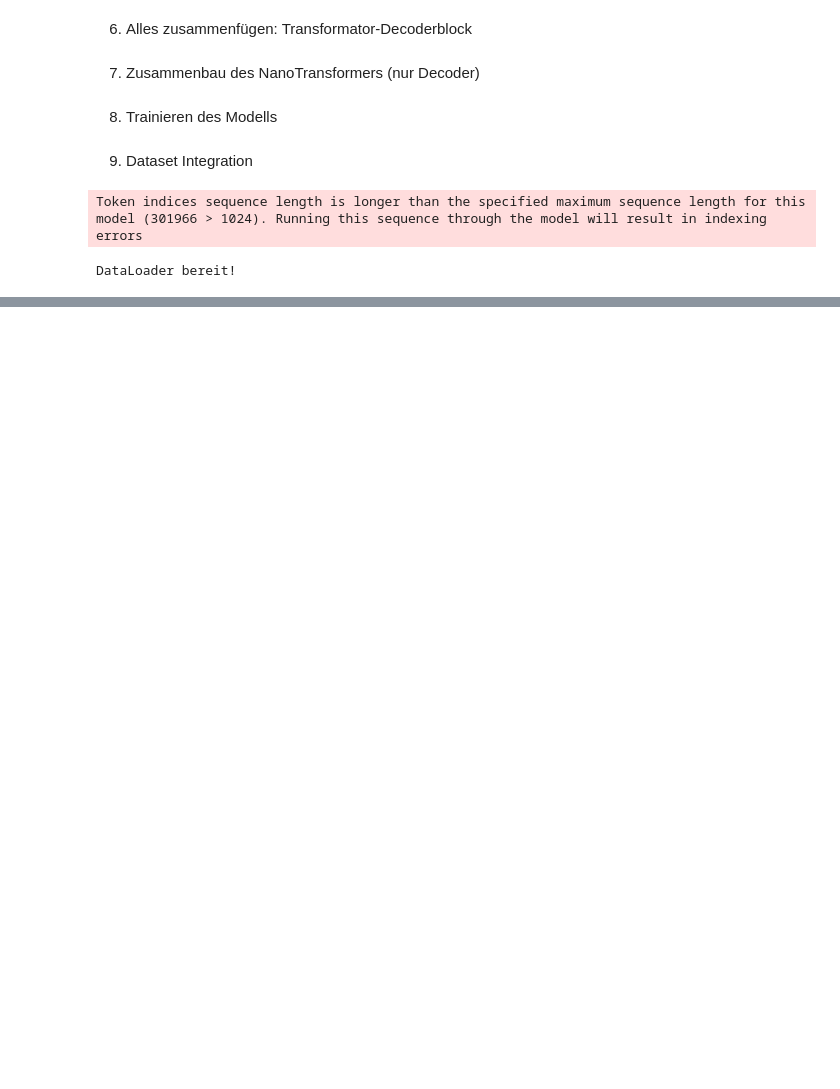
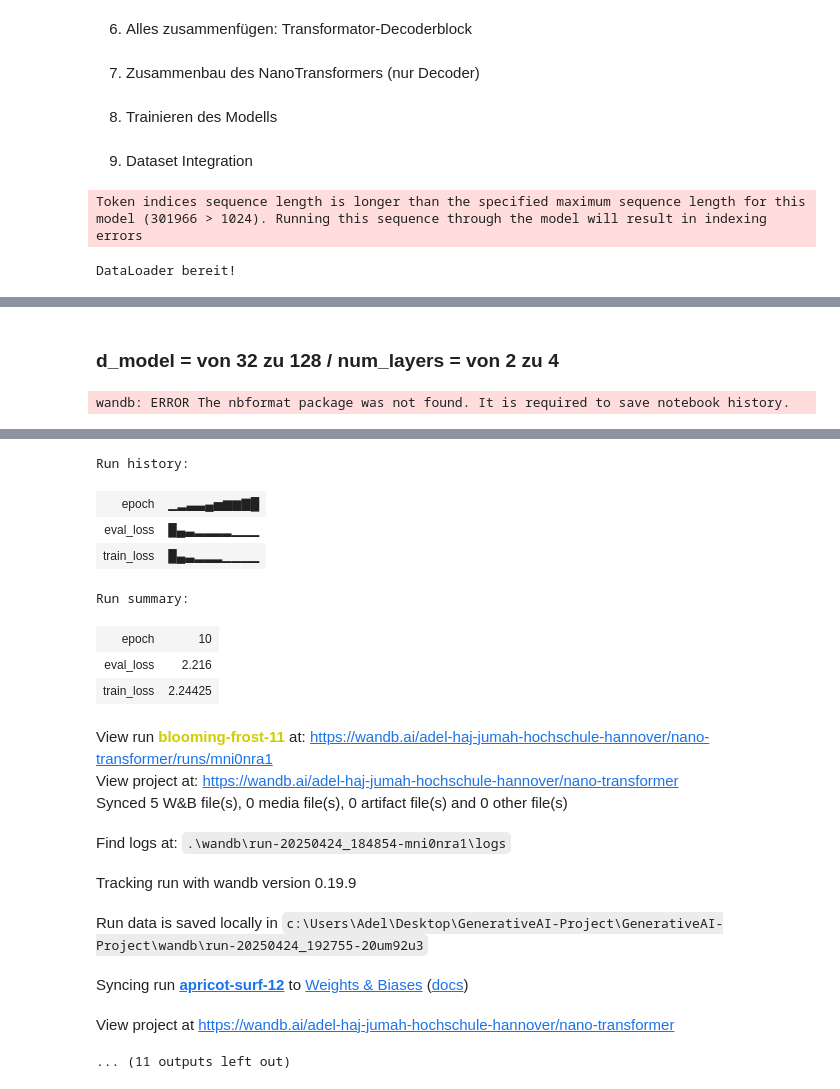
Before and after one commit to hussamalafandi/GenerativeAI-Project, a Jupyter notebook: GenerativeAI_Projekt.ipynb, the cells around one changed output, grey strips where cells are left out. Drawn from its saved outputs; the diff is of its cells as text; code cells hidden in the pictures; blank space fills up the shorter version.

```diff
--- a/GenerativeAI_Projekt.ipynb
+++ b/GenerativeAI_Projekt.ipynb
@@ -244,0 +623,18 @@ View run at https://wandb.ai/adel-haj-jumah-hochschule-hannover/nano-transformer
+# %% [markdown]
+### d_model = von 32 zu 128 / num_layers = von 2 zu 4
+# %%
+# Modell konfigurieren
+vocab_size = tokenizer.vocab_size
+d_model = 128
+n_heads = 4
+d_ff = 512
+max_len = 128
+num_layers = 4
+
+model = NanoTransformer(vocab_size, d_model, n_heads, d_ff, max_len, num_layers)
+
+# Training starten
+device = torch.device("cuda" if torch.cuda.is_available() else "cpu")
+train(model, train_dataloader, eval_dataloader, vocab_size, device, epochs=10, lr=3e-3)
+# %% [output]
+wandb: ERROR The nbformat package was not found. It is required to save notebook history.
@@ -244,0 +642,17 @@ View run at https://wandb.ai/adel-haj-jumah-hochschule-hannover/nano-transformer
+Run history:
+| epoch | ▁▂▃▃▄▅▆▆▇█ |
+| eval_loss | █▄▃▂▂▂▂▁▁▁ |
+| train_loss | █▄▃▂▂▂▁▁▁▁ |
+Run summary:
+| epoch | 10 |
+| eval_loss | 2.216 |
+| train_loss | 2.24425 |
+View run blooming-frost-11 at: https://wandb.ai/adel-haj-jumah-hochschule-hannover/nano-transformer/runs/mni0nra1
+View project at: https://wandb.ai/adel-haj-jumah-hochschule-hannover/nano-transformer
+Synced 5 W&B file(s), 0 media file(s), 0 artifact file(s) and 0 other file(s)
+Find logs at: .\wandb\run-20250424_184854-mni0nra1\logs
+Tracking run with wandb version 0.19.9
+Run data is saved locally in c:\Users\Adel\Desktop\GenerativeAI-Project\GenerativeAI-Project\wandb\run-20250424_192755-20um92u3
+Syncing run apricot-surf-12 to Weights & Biases (docs)
+View project at https://wandb.ai/adel-haj-jumah-hochschule-hannover/nano-transformer
+... (11 outputs left out)
```
Also changed, not shown: parts of 17 cells of this notebook.
